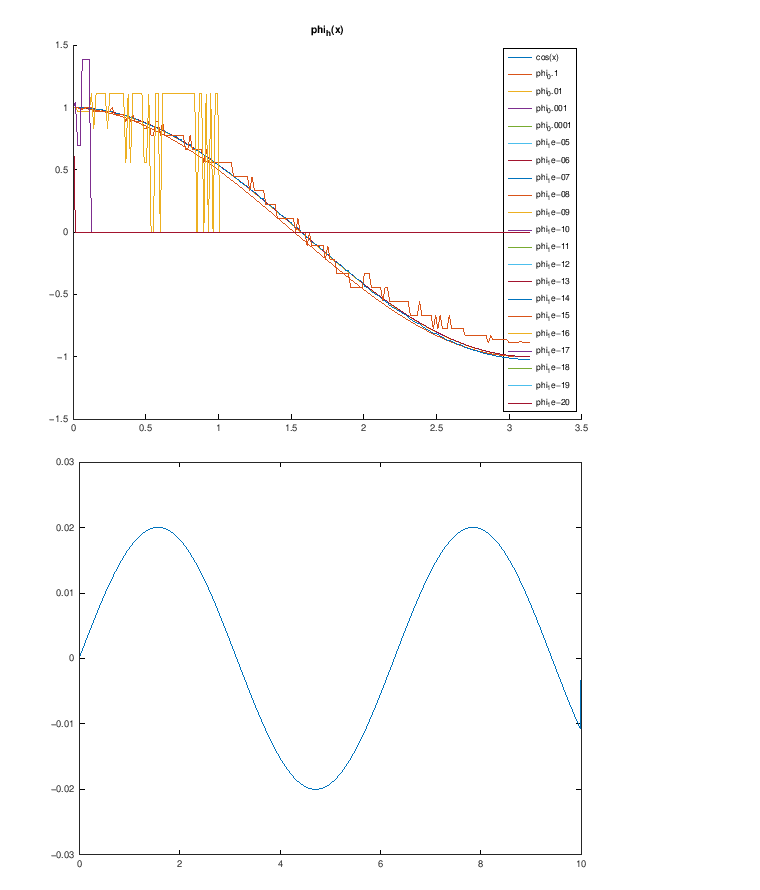
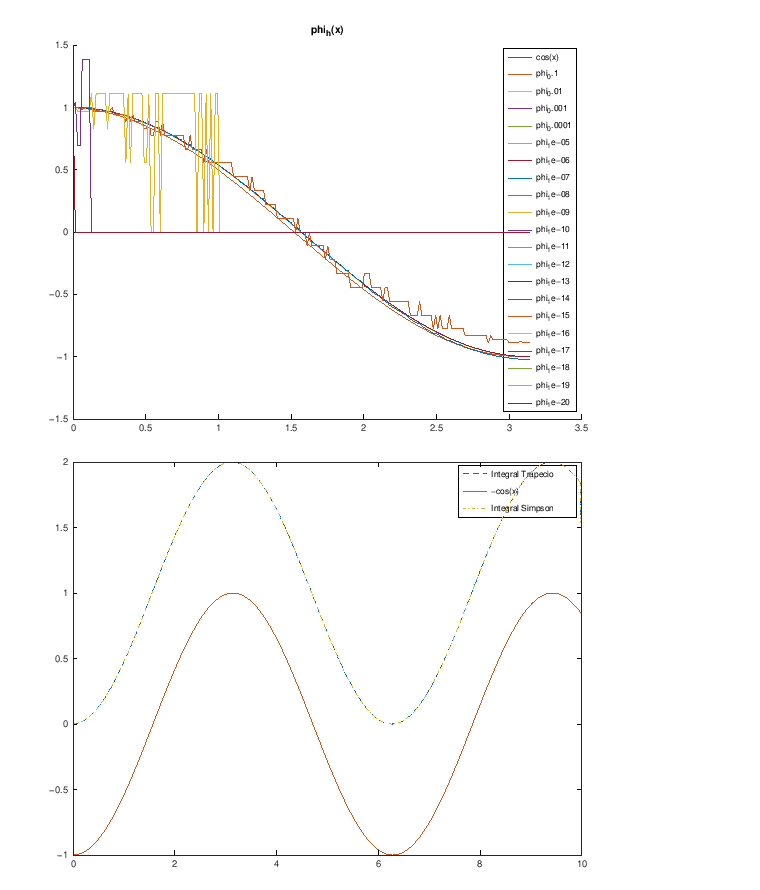
Before and after one commit to alonct/CN1V-practicas-octave, a Jupyter notebook: Práctica_5.ipynb, the cells around one changed output. Saved outputs shown, nothing was run; the diff lists cells and outputs as text; code cells hidden in the pictures.

```diff
--- a/Práctica_5.ipynb
+++ b/Práctica_5.ipynb
@@ -165,21 +176,35 @@ endfor
 title('phi_h(x)')
 # %% [output]
 [figure]
-# %%
-clear all
-
-f = @(z) sin(z);
-
-n = 10;
-
-x = linspace(0, 10, 500);
-
-for i=1:length(x)-1
-    integral(i) = trapecio(f, x(i), x(i+1), 100);
-endfor
-
-integral(length(x)) = 0; %-cos(x(length(x)));
-
-plot(x, integral)
-# %% [output]
-[figure, removed]
+# %%
+clear all
+
+f = @(z) sin(z);
+g = @(z) z * (-2);
+
+n = 10;
+subintervalos = 500;
+
+x = linspace(0, 10, 500);
+
+for i=1:length(x)-1
+    integral_trap(i) = trapecio(f, x(1), x(i+1), subintervalos);
+    integral_simp(i) = simpson(f, x(1), x(i+1), subintervalos);
+endfor
+
+integral_trap(length(x)) = -cos(x(length(x)));
+integral_simp(length(x)) = -cos(x(length(x)));
+
+plot(x, integral_trap, ';Integral Trapecio;', 'linestyle', '--')
+hold on
+plot(x, -cos(x), ';-cos(x);')
+hold on
+plot(x, integral_simp, ';Integral Simpson;', 'linestyle', '-.')
+
+%{
+    Vemos que no coinciden exactamente la integral del sen(x) con -cos(x), pero hay que recordar que realmente la integral
+    de sen(x) es igual a -cos(x) + C, donde de es una constante. Si quisieramos que ambas gráficas coincidieran del todo
+    deberiamos restarle 1 a la integral.
+%}
+# %% [output]
+[figure, added]
```
Also changed, not shown: parts of 5 cells of this notebook.
